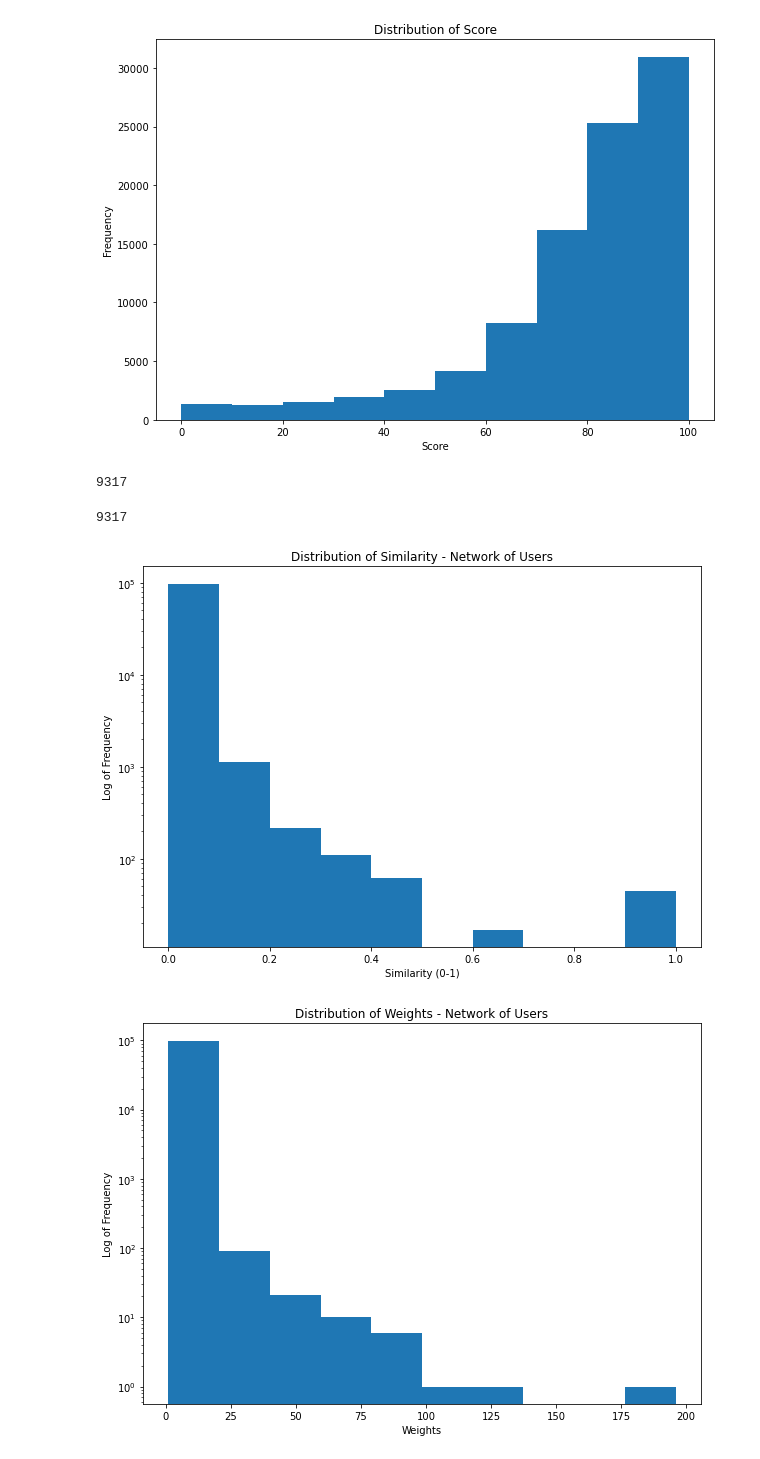
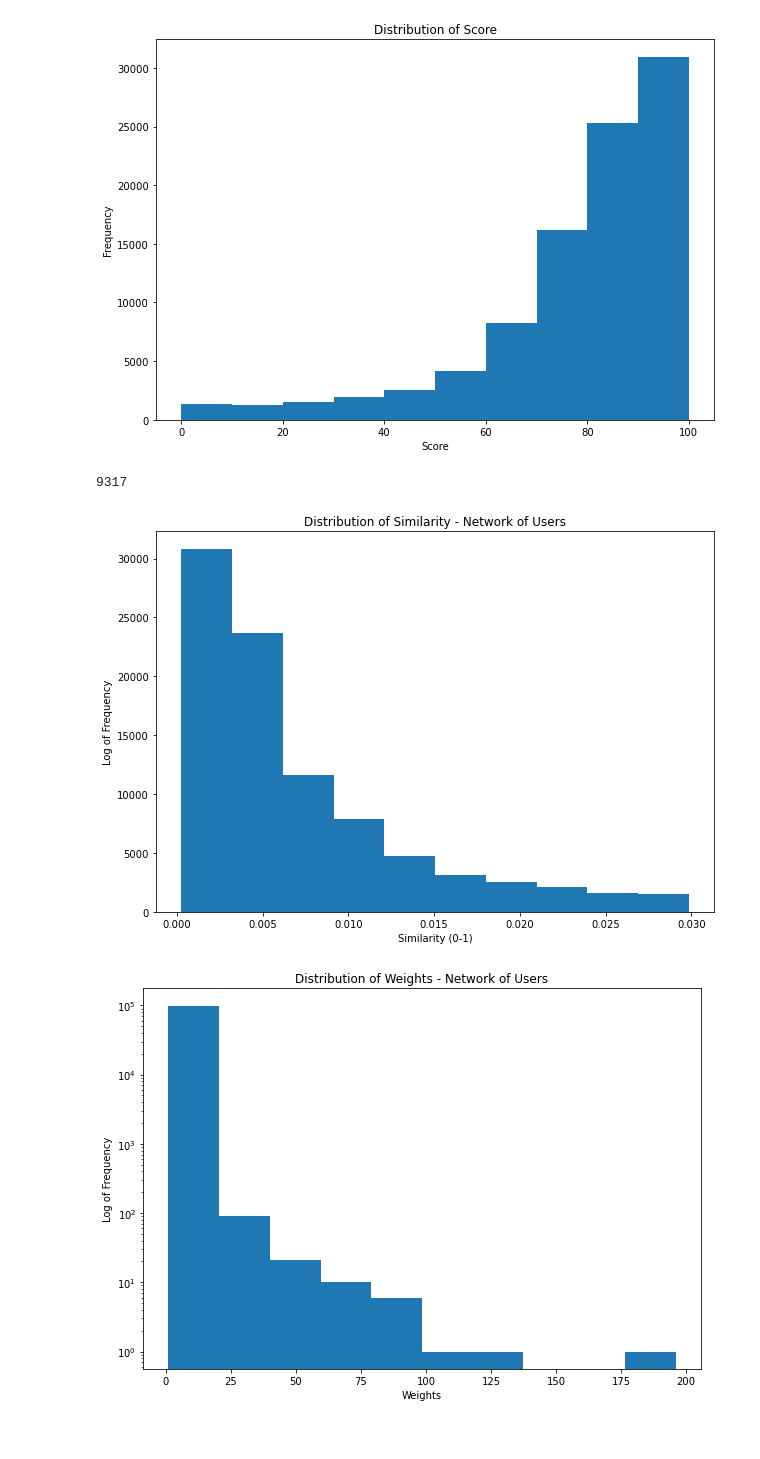
Before and after one commit to jzh001/Social-Network-Structure-in-Common-Interest-Communities, a Jupyter notebook: notebook.ipynb, the cells around one changed output. Drawn from its saved outputs; the diff is of its cells as text; code cells hidden in the pictures.

```diff
--- a/notebook.ipynb
+++ b/notebook.ipynb
@@ -8,7 +12,7 @@ import collections as clt
 # %%
 plt.rcParams["figure.figsize"] = (10,7) #defining size of plots
 # %%
-df = pd.read_csv('reviews_full_v2-2.csv')
+df = pd.read_csv('reviews_full_v7.csv')
 # %%
 df.shape
 # %% [output]
@@ -103,40 +107,17 @@ for i in range(len(df)):
 # %%
 #constructing edges, and counting the frequency (i.e. number of repeated edges)
-edges = {}
-releases = {}
-findYear = {}
 for user in users:
     for release in B.adj[user]:
         for node in B.adj[release]:
-            if node != user:
-                if (user, node) in edges:
-                    edges[(user, node)] += 1
-                    releases[(user, node)].append(release)
-                    findYear[(user, node)].append(max(B[node][release]['year'],B[user][release]['year']))
-                elif (node, user) in edges:
-                    edges[(node, user)] += 1
-                    releases[(node, user)].append(release)
-                    findYear[(node, user)].append(max(B[node][release]['year'],B[user][release]['year']))
-                else:
-                    edges[(user, node)] = 1
-                    releases[(user, node)] = []
-                    releases[(user, node)].append(release)
-                    findYear[(user, node)] = []
-                    findYear[(user, node)].append(max(B[node][release]['year'],B[user][release]['year']))
+            if node < user: #to ensure the order, with no repeats
+                if not G.has_edge(user,node):
+                    G.add_edge(user, node, weight = 0, releases = [], year = {})
+                G[user][node]['weight'] += 1
+                G[user][node]['releases'].append(release)
+                year = max(B[node][release]['year'],B[user][release]['year'])
+                if year not in G[user][node]['year']:
+                    G[user][node]['year'][year] = 0
+                G[user][node]['year'][year] += 1
-# %%
-len(G.nodes())
-# %% [output]
-9317
-# %%
-for edge in edges:
-    G.add_edge(edge[0], edge[1], weight = edges[edge]/2)#because double counted
-    #add individual releases to each edge
-    G[edge[0]][edge[1]]['releases'] = set(releases[edge])
-    tmp = clt.Counter(findYear[edge])
-    findYear_final = {}
-    for item in tmp:
-        findYear_final[item] = int(tmp[item]/2)
-    G[edge[0]][edge[1]]['year'] = findYear_final
 # %%
 #calculating similarity between two nodes which share an edge (else default is zero).
 #By using each edge, this method cuts down time complexity from O(N^2) to O(E)
@@ -155,17 +136,17 @@ len(G.nodes())
 # %% [output]
 9317
 # %%
-sim_score = [G[u][v]['similarity'] for u,v in G.edges()]
+sim_score = [G[u][v]['similarity'] for u,v in G.edges() if G[u][v]['similarity'] < 0.03]
 #print(weights)
 plt.title('Distribution of Similarity - Network of Users')
 plt.xlabel('Similarity (0-1)')
 plt.ylabel('Log of Frequency')
 #print(min(sim_score))
-plt.hist(sim_score, log = True)#specify the number of bins ->
+plt.hist(sim_score)#specify the number of bins ->
 #plt.savefig("/images/Distribution of Similarity - Network of Users.png")
 plt.show()
 # %% [output]
-[figure, old version]
+[figure, new version]
 # %%
 #Assigning weights based on frequency
 weights = [G[u][v]['weight'] for u,v in G.edges()]
```
Also changed, not shown: parts of 22 cells of this notebook, 3 other files.
